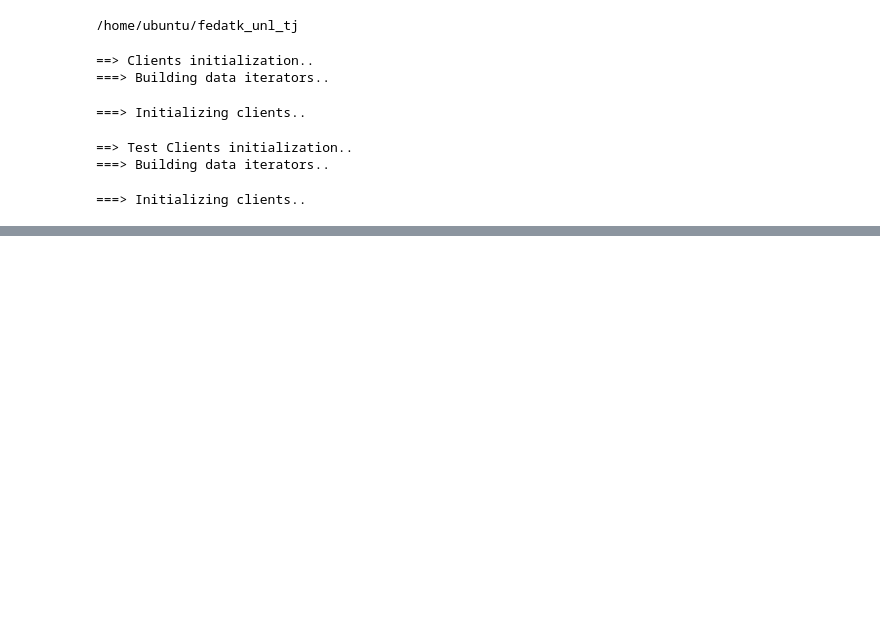
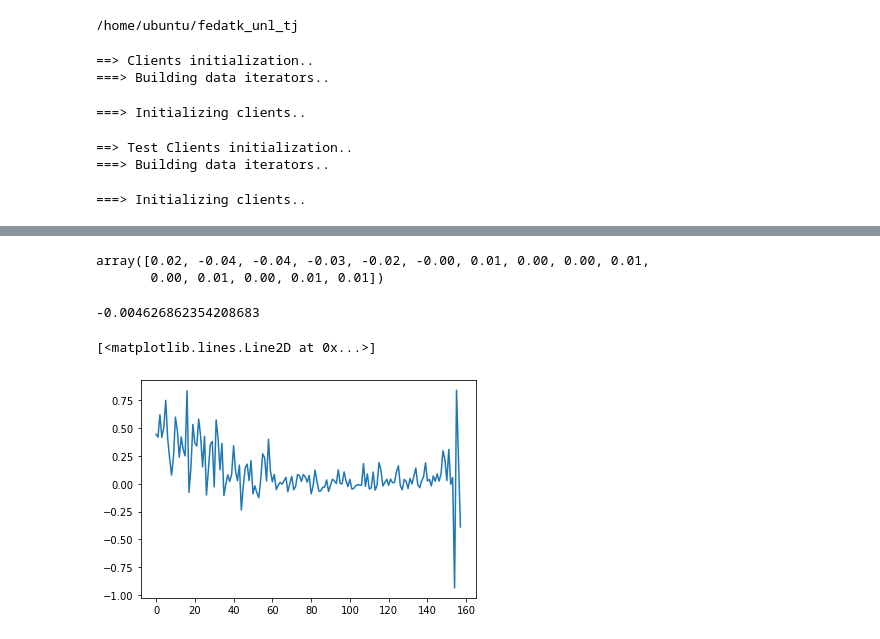
Before and after one commit to tj-kim/fedatk_unl_tj, a Jupyter notebook: notebooks/231031_nn_vector_pull.ipynb, the cells around one changed output, grey strips where cells are left out. Cells and saved outputs as stored; diff of their text form; code cells hidden in the pictures; blank space fills up the shorter version.

```diff
--- a/notebooks/231031_nn_vector_pull.ipynb
+++ b/notebooks/231031_nn_vector_pull.ipynb
@@ -254,0 +271,28 @@ array([-0.31, -0.27, -0.31, -0.28, -0.22, -0.15, -0.09, -0.06, -0.07,
+# %%
+# Get number of params per desired key
+size = np.zeros(len(desired_keys))
+i = 0
+for key in desired_keys:
+    size[i]=params_FAT[key].flatten().shape[0]
+    i += 1
+
+prop = size/np.sum(size)
+
+cosine_propped = np.zeros(cosine_gather_layers.shape)
+
+# for t in range(num_rounds):
+#     cosine_propped[t,:] = np.average(cosine_gather_layers[t,:], weights = prop)
+
+np.average(cosine_gather_layers, weights = prop, axis = 1)
+# %% [output]
+array([0.02, -0.04, -0.04, -0.03, -0.02, -0.00, 0.01, 0.00, 0.00, 0.01,
+       0.00, 0.01, 0.00, 0.01, 0.01])
+# %%
+np.average(cosine_gather_layers[5], weights = prop)
+# %% [output]
+-0.004626862354208683
+# %%
+plt.plot(cosine_gather_layers[0])
+# %% [output]
+[<matplotlib.lines.Line2D at 0x...>]
+[figure, added]
```
Also changed, not shown: parts of 5 cells of this notebook.
